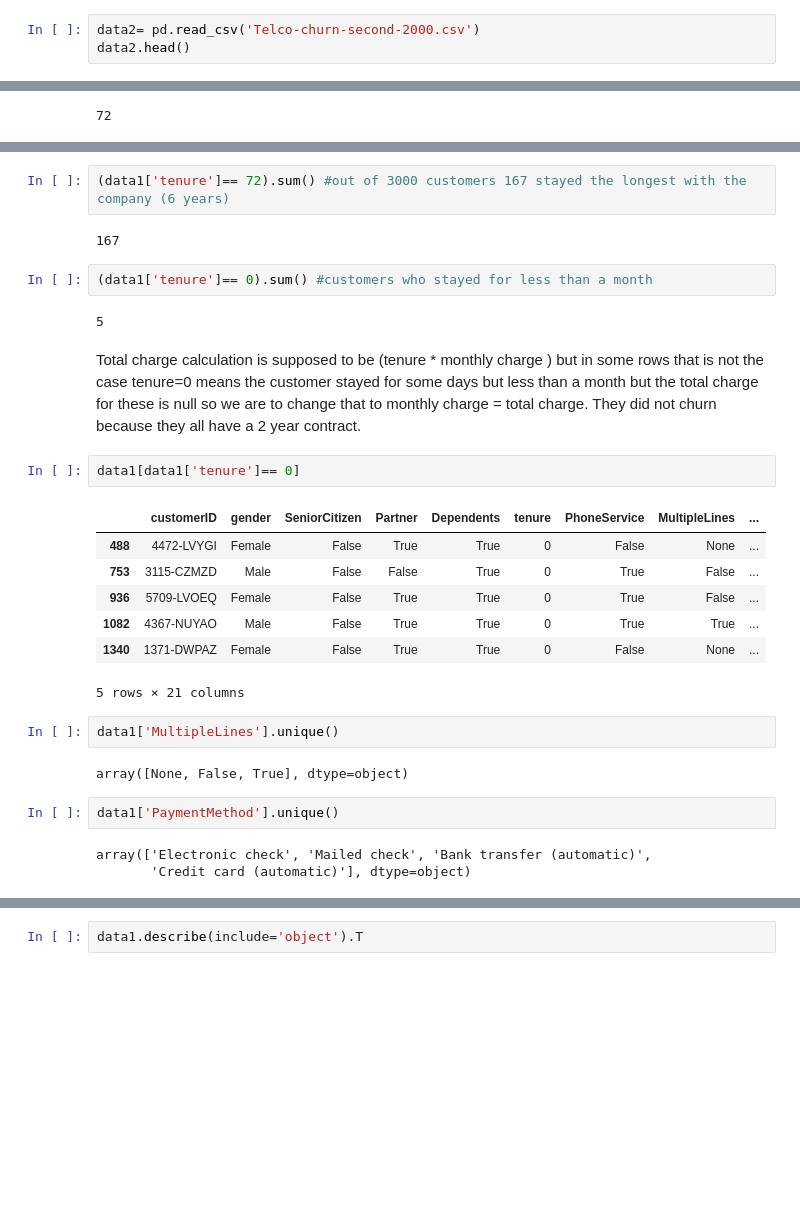
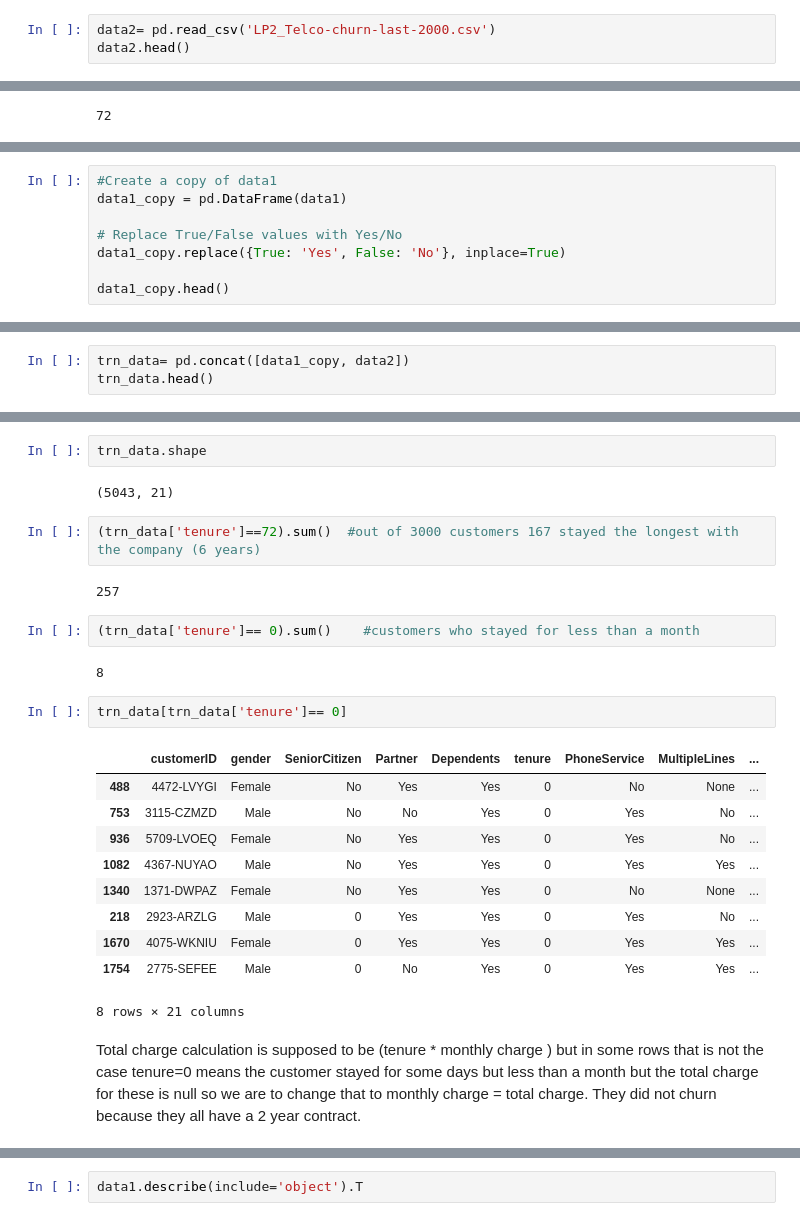
Before and after one commit to analystdee/lp2_customer_churn_prediction, a Jupyter notebook: file.ipynb, the cells around one changed output, grey strips where cells are left out. Cells and saved outputs as stored; diff of their text form; blank space fills up the shorter version.

```diff
--- a/file.ipynb
+++ b/file.ipynb
@@ -93,5 +97,5 @@ second dataset is stored in a google drive file
 # %%
-data2= pd.read_csv('Telco-churn-second-2000.csv')
+data2= pd.read_csv('LP2_Telco-churn-last-2000.csv')
 data2.head()
 # %% [output]
 |  | customerID | gender | SeniorCitizen | Partner | Dependents | tenure | PhoneService | MultipleLines | ... |
@@ -204,0 +313,8 @@ data1['tenure'].max() #to check for the customers who have stayed the longest wi
+# %%
+#Create a copy of data1
+data1_copy = pd.DataFrame(data1)
+
+# Replace True/False values with Yes/No
+data1_copy.replace({True: 'Yes', False: 'No'}, inplace=True)
+
+data1_copy.head()
@@ -204,0 +329,3 @@ data1['tenure'].max() #to check for the customers who have stayed the longest wi
+# %%
+trn_data= pd.concat([data1_copy, data2])
+trn_data.head()
@@ -205,31 +340,29 @@ data1['tenure'].max() #to check for the customers who have stayed the longest wi
+# %%
+trn_data.shape
+# %% [output]
+(5043, 21)
 # %%
-(data1['tenure']== 72).sum() #out of 3000 customers 167 stayed the longest with the company (6 years)
+(trn_data['tenure']==72).sum()  #out of 3000 customers 167 stayed the longest with the company (6 years)
 # %% [output]
-167
+257
 # %%
-(data1['tenure']== 0).sum() #customers who stayed for less than a month
+(trn_data['tenure']== 0).sum()    #customers who stayed for less than a month
 # %% [output]
-5
+8
+# %%
+trn_data[trn_data['tenure']== 0]
+# %% [output]
+|  | customerID | gender | SeniorCitizen | Partner | Dependents | tenure | PhoneService | MultipleLines | ... |
+| 488 | 4472-LVYGI | Female | No | Yes | Yes | 0 | No | None | ... |
+| 753 | 3115-CZMZD | Male | No | No | Yes | 0 | Yes | No | ... |
+| 936 | 5709-LVOEQ | Female | No | Yes | Yes | 0 | Yes | No | ... |
+| 1082 | 4367-NUYAO | Male | No | Yes | Yes | 0 | Yes | Yes | ... |
+| 1340 | 1371-DWPAZ | Female | No | Yes | Yes | 0 | No | None | ... |
+| 218 | 2923-ARZLG | Male | 0 | Yes | Yes | 0 | Yes | No | ... |
+| 1670 | 4075-WKNIU | Female | 0 | Yes | Yes | 0 | Yes | Yes | ... |
+| 1754 | 2775-SEFEE | Male | 0 | No | Yes | 0 | Yes | Yes | ... |
+8 rows × 21 columns
 # %% [markdown]
 Total charge calculation is supposed to be (tenure * monthly charge ) but in some rows that is not the case
 tenure=0 means the customer stayed for some days but less than a month but the total charge for these is null so we are to change that to monthly charge = total charge.
 They did not churn because they all have a 2 year contract.
-# %%
-data1[data1['tenure']== 0]
-# %% [output]
-|  | customerID | gender | SeniorCitizen | Partner | Dependents | tenure | PhoneService | MultipleLines | ... |
-| 488 | 4472-LVYGI | Female | False | True | True | 0 | False | None | ... |
-| 753 | 3115-CZMZD | Male | False | False | True | 0 | True | False | ... |
-| 936 | 5709-LVOEQ | Female | False | True | True | 0 | True | False | ... |
-| 1082 | 4367-NUYAO | Male | False | True | True | 0 | True | True | ... |
-| 1340 | 1371-DWPAZ | Female | False | True | True | 0 | False | None | ... |
-5 rows × 21 columns
-# %%
-data1['MultipleLines'].unique()
-# %% [output]
-array([None, False, True], dtype=object)
-# %%
-data1['PaymentMethod'].unique()
-# %% [output]
-array(['Electronic check', 'Mailed check', 'Bank transfer (automatic)',
-       'Credit card (automatic)'], dtype=object)
```
Also changed, not shown: parts of 42 cells of this notebook.
